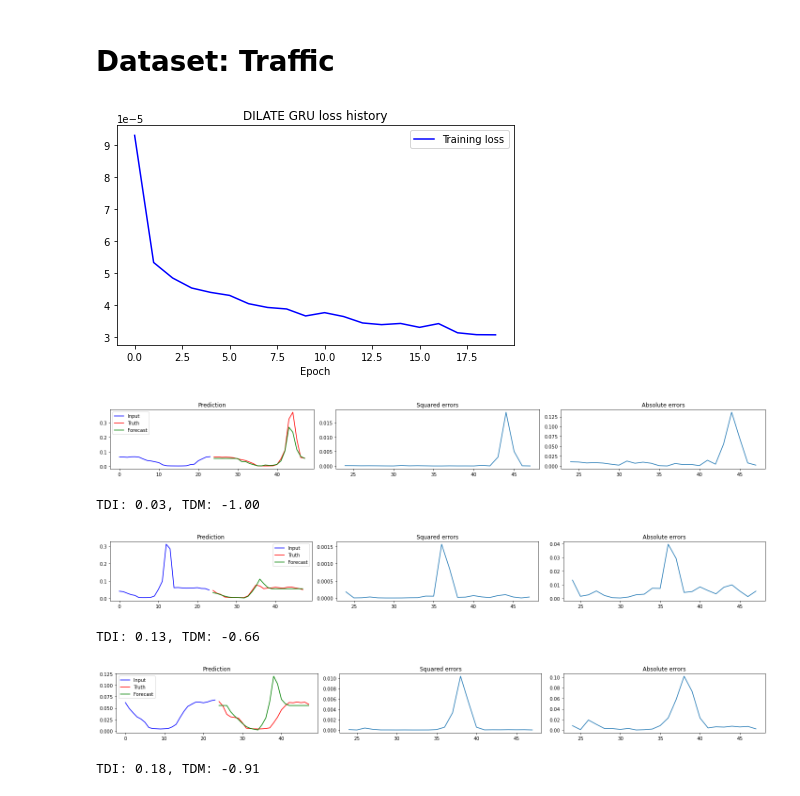
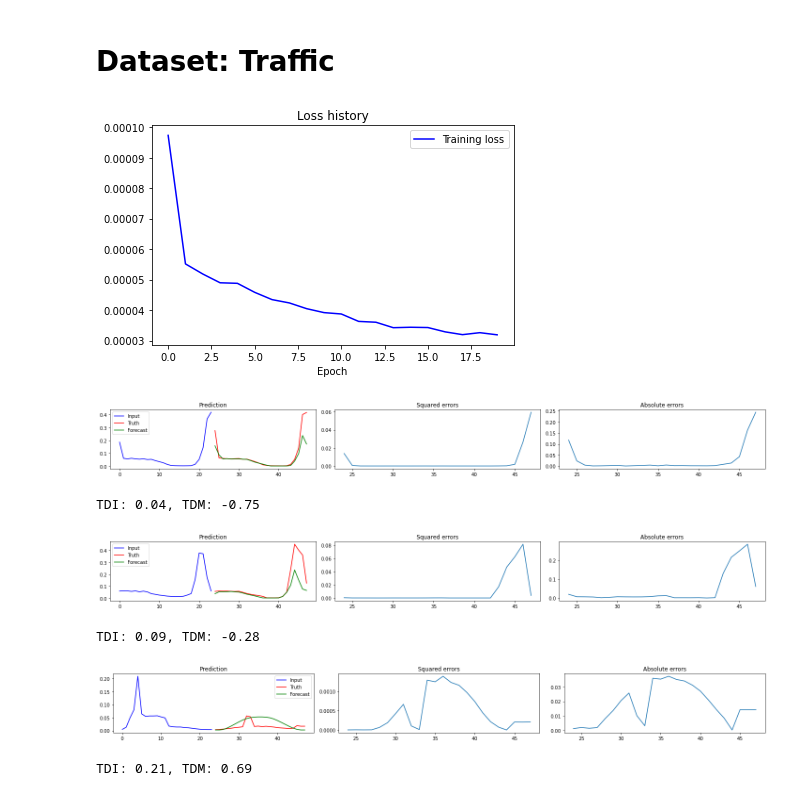
Before and after one commit to eivistr/metrics-for-multistep-forecasting-study, a Jupyter notebook: notebooks/rnn_dilate.ipynb, the cells around one changed output. Cells and saved outputs as stored; diff of their text form; code cells hidden in the pictures.

Commit message:
Updated models.

```diff
--- a/notebooks/rnn_dilate.ipynb
+++ b/notebooks/rnn_dilate.ipynb
@@ -37,3 +32,6 @@ LOAD = False # whether to load or train model
+# %%
+# CONTROL PARAMS
+TRAIN_MODEL = True
 # %% [markdown]
 # Dataset: ECG5000
 # %%
@@ -97,45 +98,47 @@ Evaluation of method 'GRU' on dataset 'ECG5000', a total of 500 56-step forecast
 # %%
 # Parameters
 window = 24
 horizon = 24
+
 batch_size = 32
 epochs = 20
 lr = 0.01
 
 # Load data
 ds = Traffic("../data/mvdata/traffic.txt", 24, 24, usecol=0)
-traffic_train, traffic_test = split_dataset(ds, 0.2)
-traffic_train_loader = torch.utils.data.DataLoader(traffic_train, batch_size=batch_size, shuffle=True, drop_last=True)
-traffic_test_loader = torch.utils.data.DataLoader(traffic_test, batch_size=batch_size, shuffle=True, drop_last=True)
-
-# Build model
-encoder = EncoderRNN(input_size=1, hidden_size=128, num_grulstm_layers=1, batch_size=batch_size).to(device)
-decoder = DecoderRNN(input_size=1, hidden_size=128, num_grulstm_layers=1, fc_units=16, output_size=1).to(device)
-gru_net = NetGRU(encoder, decoder, horizon, device).to(device)
-optimizer = torch.optim.Adam(gru_net.parameters(), lr=lr)
-loss_fn = torch.nn.MSELoss()
+train, test = split_dataset(ds, 0.2)
+train_loader = torch.utils.data.DataLoader(train, batch_size=batch_size, shuffle=True, drop_last=True)
+test_loader = torch.utils.data.DataLoader(test, batch_size=batch_size, shuffle=False, drop_last=True)
 
 # Train and save model OR load model from pickle
-if not LOAD:
-    train_model(gru_net, optimizer, loss_fn, traffic_train_loader, epochs=epochs)
+if TRAIN_MODEL:
 
-    with open('./saved_models/grudilate_traffic.pickle', 'wb') as handle:
-        pickle.dump(gru_net, handle, protocol=pickle.HIGHEST_PROTOCOL)
+    encoder = EncoderRNN(input_size=1, hidden_size=128, num_grulstm_layers=1, batch_size=batch_size).to(device)
+    decoder = DecoderRNN(input_size=1, hidden_size=128, num_grulstm_layers=1, fc_units=16, output_size=1).to(device)
+    model = GRUNet(encoder, decoder, horizon, device).to(device)
+    optimizer = torch.optim.Adam(model.parameters(), lr=lr)
+    loss_fn = torch.nn.MSELoss()
+    train_model(model, optimizer, loss_fn, train_loader, epochs=epochs)
+
+    with open('./saved_models/gru_traffic.pickle', 'wb') as handle:
+        pickle.dump(model, handle, protocol=pickle.HIGHEST_PROTOCOL)
 else:
-    with open('./saved_models/grudilate_traffic.pickle', 'rb') as handle:
-        gru_net = pickle.load(handle)
+    with open('./saved_models/gru_traffic.pickle', 'rb') as handle:
+        model = pickle.load(handle)
 
 # Get forecasts on test
-x_test, y_test, yhat_test = get_forecasts(gru_net, traffic_test_loader)
+x_test, y_test, yhat_test = get_forecasts(model, test_loader)
+
+# Plots
+plot_forecasts(x_test, y_test, yhat_test, n=3, shuffle=True)
+
+# Compute evaluation
+res_traffic = Evaluation(y_test, yhat_test, "Traffic", "GRU")
 # %% [output]
-[figure, old version]
+[figure, new version]
+[figure, added]
+TDI: 0.04, TDM: -0.75
+[figure, added]
+TDI: 0.09, TDM: -0.28
+[figure, added]
+TDI: 0.21, TDM: 0.69
-# %%
-# Plots
-plot_forecasts(x_test, y_test, yhat_test, n=3, shuffle=True)
-# %% [output]
-[figure, removed]
-TDI: 0.03, TDM: -1.00
-[figure, removed]
-TDI: 0.13, TDM: -0.66
-[figure, removed]
-TDI: 0.18, TDM: -0.91
```
Also changed, not shown: parts of 10 cells of this notebook, 10 other files.
